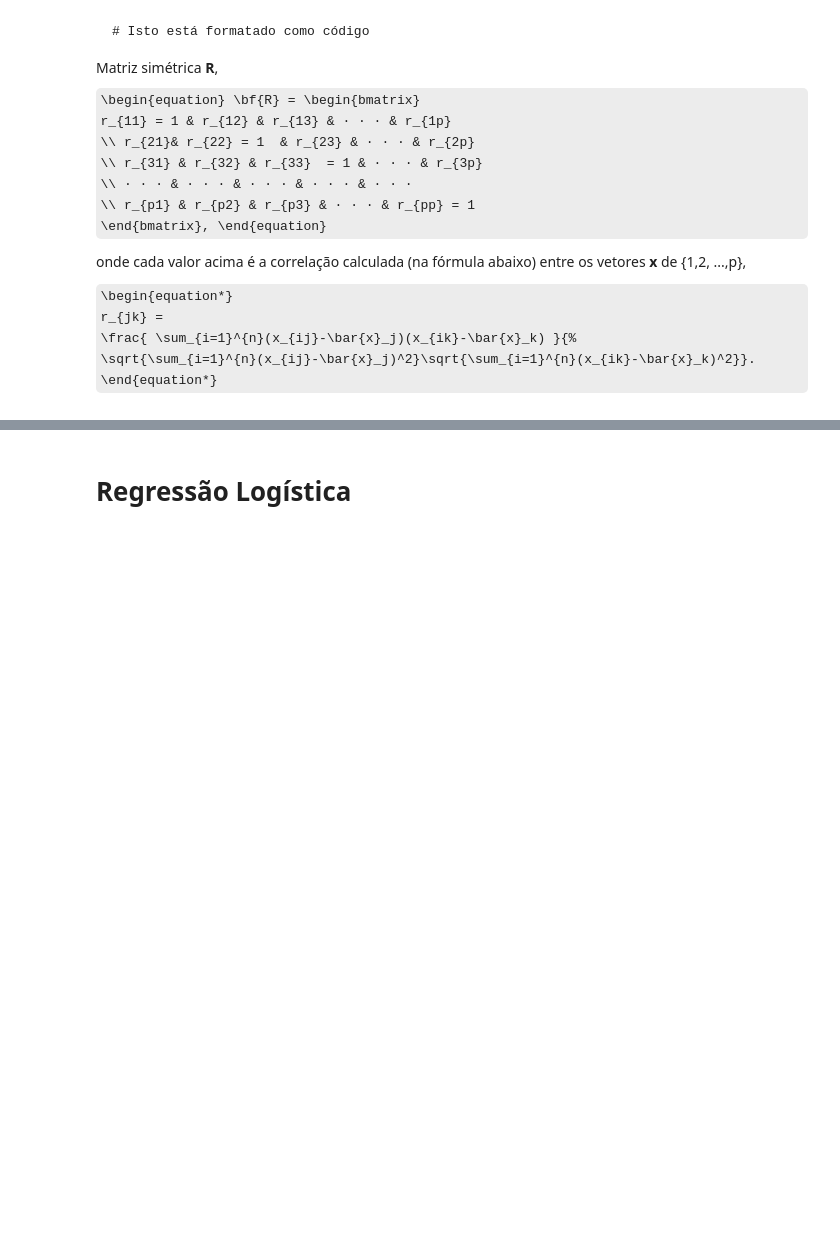
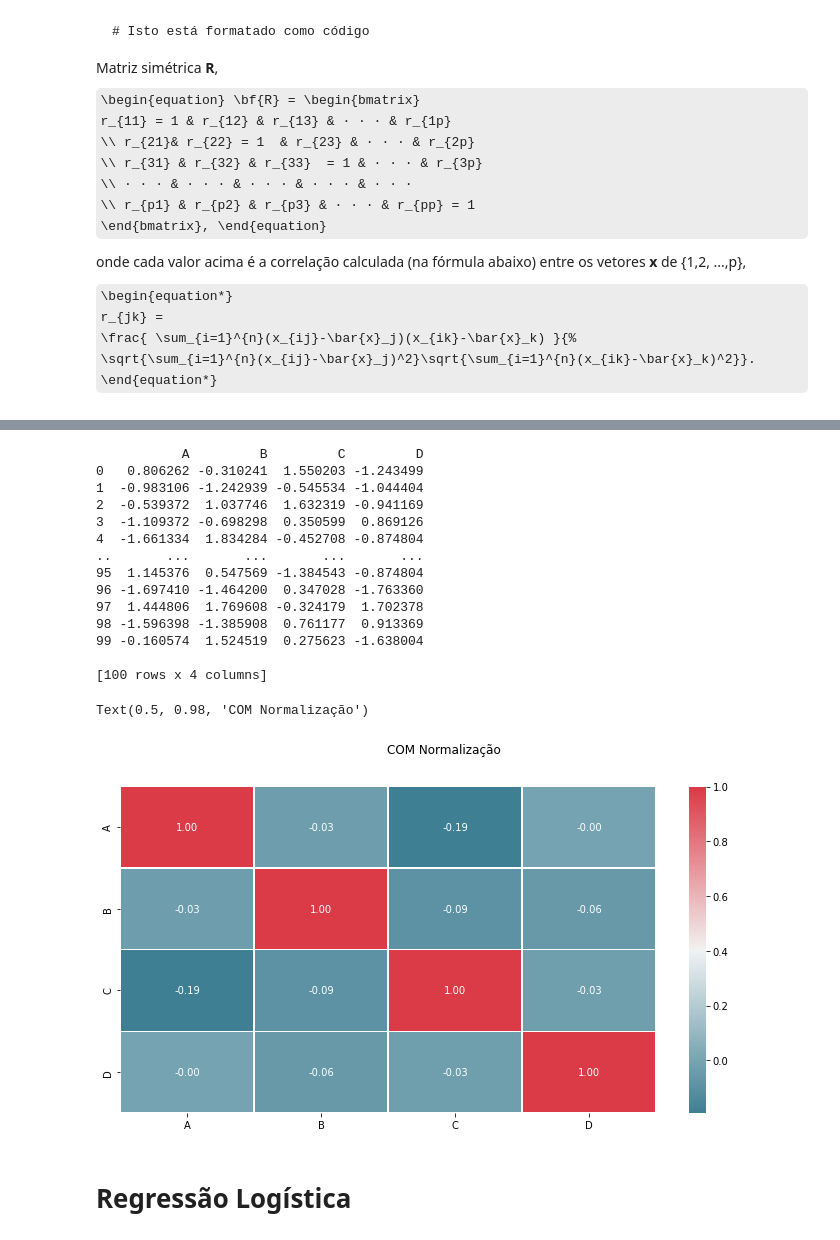
Before and after one commit to luizleroy/predictive_analytics, a Jupyter notebook: new.ipynb, the cells around one changed output, grey strips where cells are left out. Drawn from its saved outputs; the diff is of its cells as text; code cells hidden in the pictures; some formulas as TeX source; blank space fills up the shorter version.

```diff
--- a/new.ipynb
+++ b/new.ipynb
@@ -169,3 +197,30 @@ onde cada valor acima é a correlação calculada (na fórmula abaixo) entre os
+# %%
+scaler = StandardScaler()
+fit = scaler.fit_transform(randomica)
+dfn = pd.DataFrame(fit,columns=['A','B','C','D'])
+print(dfn)
+corrMatrix = dfn.corr()
+cmap = sns.diverging_palette(220,10,as_cmap=True)
+fig, ax = plt.subplots(figsize=(12,6))
+sns.heatmap(corrMatrix,annot=True,linewidths=0.5,ax=ax,fmt='.2f',cmap=cmap)
+fig.suptitle("COM Normalização")
+# %% [output]
+           A         B         C         D
+0   0.806262 -0.310241  1.550203 -1.243499
+1  -0.983106 -1.242939 -0.545534 -1.044404
+2  -0.539372  1.037746  1.632319 -0.941169
+3  -1.109372 -0.698298  0.350599  0.869126
+4  -1.661334  1.834284 -0.452708 -0.874804
+..       ...       ...       ...       ...
+95  1.145376  0.547569 -1.384543 -0.874804
+96 -1.697410 -1.464200  0.347028 -1.763360
+97  1.444806  1.769608 -0.324179  1.702378
+98 -1.596398 -1.385908  0.761177  0.913369
+99 -0.160574  1.524519  0.275623 -1.638004
+
+[100 rows x 4 columns]
+Text(0.5, 0.98, 'COM Normalização')
+[figure, added]
 # %% [markdown]
 # Regressão Logística
 # %% [markdown]
```
Also changed, not shown: parts of 9 cells of this notebook.
